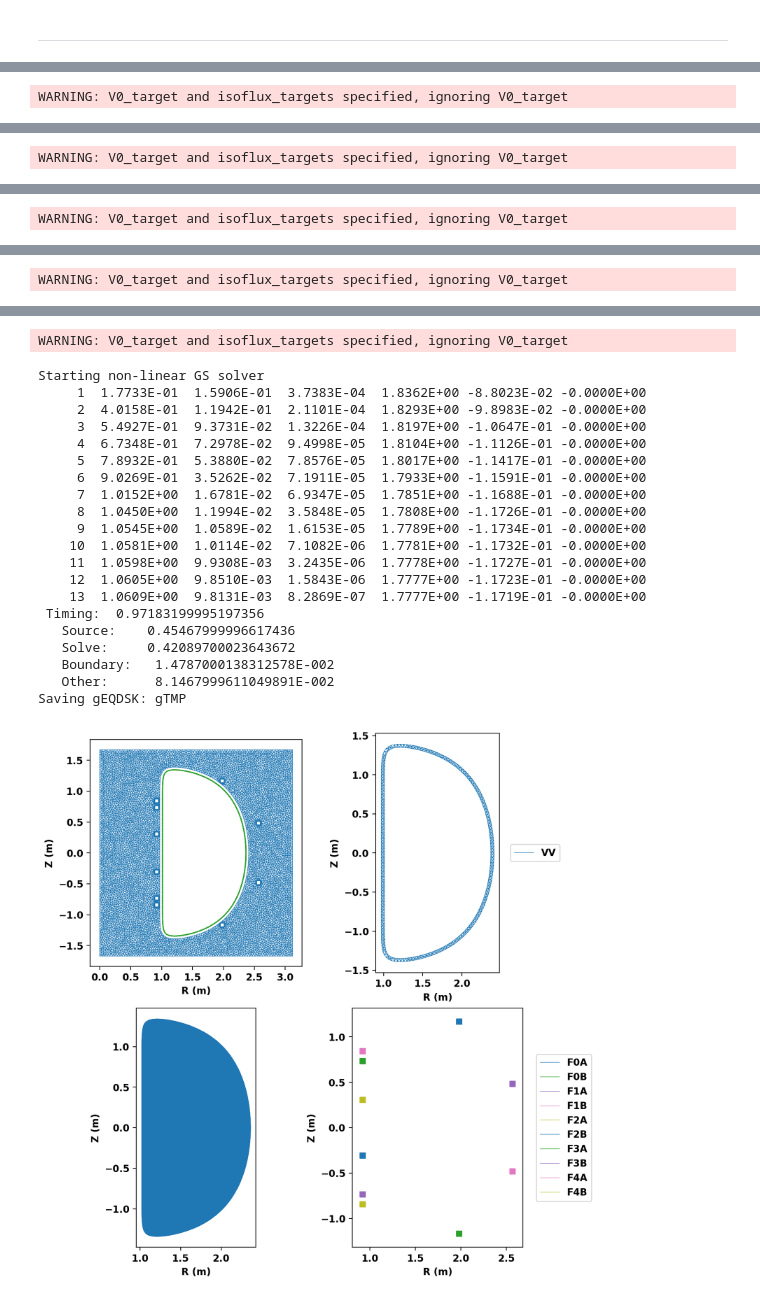
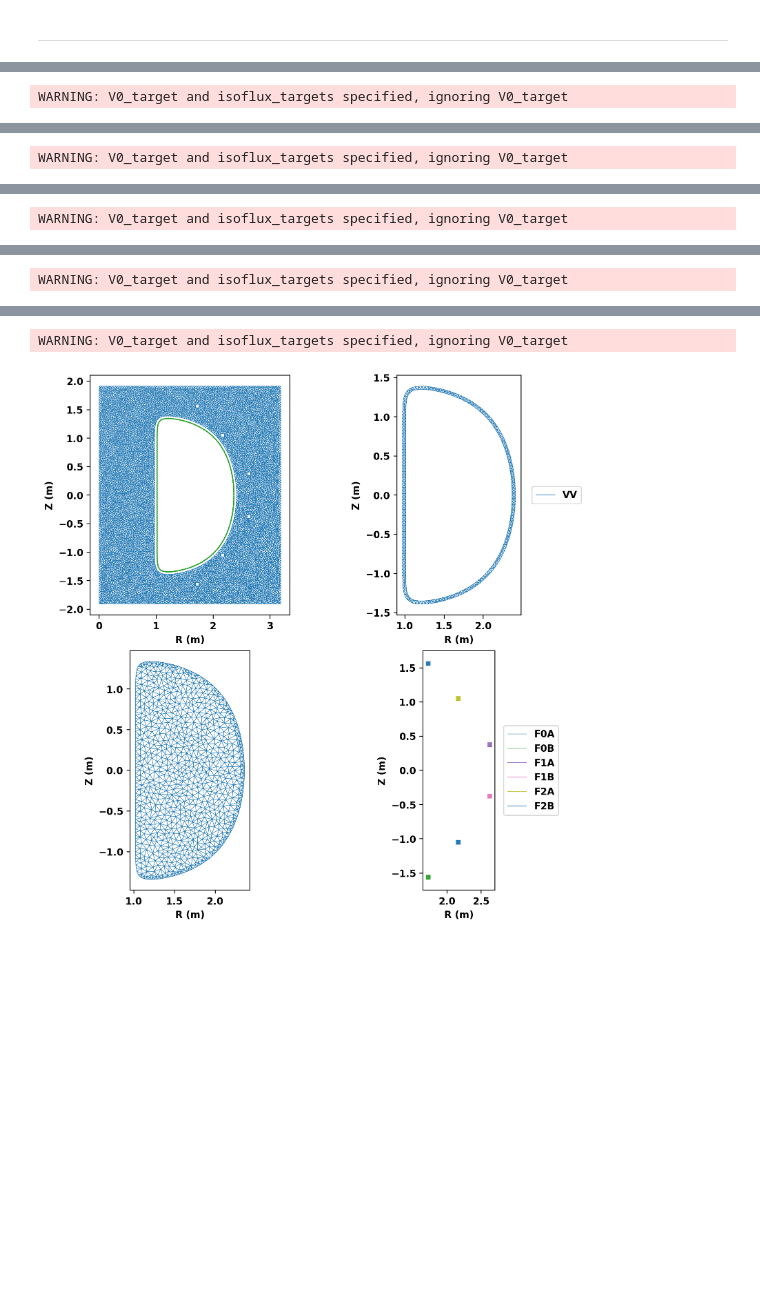
Before and after one commit to jeremslm/PF_location_optimization, a Jupyter notebook: DIIID_free_boundary copy.ipynb, the cells around one changed output, grey strips where cells are left out. Drawn from its saved outputs; the diff is of its cells as text; code cells hidden in the pictures; blank space fills up the shorter version.

```diff
--- a/DIIID_free_boundary copy.ipynb
+++ b/DIIID_free_boundary copy.ipynb
@@ -370,6 +6,0 @@ mygs.set_coil_bounds(coil_bounds)
-# %%
-isoflux_pts = eqdsk['rzout'].copy()
-index = 55 # tune
-weights = np.ones(len(isoflux_pts[:,0]))
-weights[index] = 1e4 # X-point weight
-mygs.set_isoflux(isoflux_pts, weights=weights)
@@ -384,14 +6,0 @@ def set_regularization(mygs_obj, weight_curr=1.E-2):
-# %%
-coil_names = list(mygs.coil_sets.keys())
-# weights = [1.E-5, 1.E-4, 1.E-3, 1.E-2, 1E-1, 1]
-weights = [1.E-5]
-coil_currents = np.zeros((len(coil_names), len(weights)))
-
-# make mygs?
-for i, w in enumerate(weights):
-    set_regularization(mygs, w)
-    mygs.init_psi(r0=1.8, z0=-0.040, a=0.45, kappa=1.547, delta=-0.288)
-    err_flag = mygs.solve()
-
-    currents, currents_reg = mygs.get_coil_currents()
-    coil_currents[:, i] = np.array([currents[name] for name in coil_names])
@@ -548,23 +123,18 @@ def make_mesh(DIIID_geom, scan_geom, savename="DIIID_mesh_scantest.h5", ifplot=T
     save_gs_mesh(mesh_pts,mesh_lc,mesh_reg,coil_dict,cond_dict,savename)
     return coil_dict, cond_dict
 
-plasma_dx = 0.01
-coil_dx = 0.005
+plasma_dx = 0.08 # changed from 0.01
+coil_dx = 0.02 # changed from 0.005
 vac_dx = 0.04
 vv_dx = 0.04
 
 ### run fixed boundary to find this - refactor code ###
-top_coils = [45.772804033144666,
-          14.877239535614393,
-          170.0,
-          153.82967609118694,
-          148.8313800511788]
-radials = [0.0,
-          0.290119979746166,
-          0.0,
-          0.0,
-          0.0]
-params = top_coils + radials
+# top_coils = [68.4615, 11.414, 38.0515]
+# radials = [0.9933, 0.3449, 0.1048]
+
+# params = [92.2036, 115.6793, 10.3267, 0.373, 0.302, 0.4071] # fail maxit
+# params = [1.3907e+02, 1.3371e+02, 1.3258e+02, 6.2016e-01, 1.0000e+00,6.4355e-02] # Meshing error
+params = [68.4615,11.414, 38.0515, 0.9933, 0.3449, 0.1048]
 #########
 
 scan_geom_DIIID = make_new_coils(params, len(params) // 2, dx=0.03, dy=0.03, ifplot=False)
@@ -768,25 +308,5 @@ Starting non-linear GS solver
 WARNING: V0_target and isoflux_targets specified, ignoring V0_target
-Starting non-linear GS solver
-     1  1.7733E-01  1.5906E-01  3.7383E-04  1.8362E+00 -8.8023E-02 -0.0000E+00
-     2  4.0158E-01  1.1942E-01  2.1101E-04  1.8293E+00 -9.8983E-02 -0.0000E+00
-     3  5.4927E-01  9.3731E-02  1.3226E-04  1.8197E+00 -1.0647E-01 -0.0000E+00
-     4  6.7348E-01  7.2978E-02  9.4998E-05  1.8104E+00 -1.1126E-01 -0.0000E+00
-     5  7.8932E-01  5.3880E-02  7.8576E-05  1.8017E+00 -1.1417E-01 -0.0000E+00
-     6  9.0269E-01  3.5262E-02  7.1911E-05  1.7933E+00 -1.1591E-01 -0.0000E+00
-     7  1.0152E+00  1.6781E-02  6.9347E-05  1.7851E+00 -1.1688E-01 -0.0000E+00
-     8  1.0450E+00  1.1994E-02  3.5848E-05  1.7808E+00 -1.1726E-01 -0.0000E+00
-     9  1.0545E+00  1.0589E-02  1.6153E-05  1.7789E+00 -1.1734E-01 -0.0000E+00
-    10  1.0581E+00  1.0114E-02  7.1082E-06  1.7781E+00 -1.1732E-01 -0.0000E+00
-    11  1.0598E+00  9.9308E-03  3.2435E-06  1.7778E+00 -1.1727E-01 -0.0000E+00
-    12  1.0605E+00  9.8510E-03  1.5843E-06  1.7777E+00 -1.1723E-01 -0.0000E+00
-    13  1.0609E+00  9.8131E-03  8.2869E-07  1.7777E+00 -1.1719E-01 -0.0000E+00
- Timing:  0.97183199995197356
-   Source:    0.45467999996617436
-   Solve:     0.42089700023643672
-   Boundary:   1.4787000138312578E-002
-   Other:      8.1467999611049891E-002
-Saving gEQDSK: gTMP
-[figure, old version]
+[figure, new version]
 # %%
 for w in weights:
     print(f"{w}: {res[w]['dist']}")
```
Also changed, not shown: parts of 34 cells of this notebook, 5 other files.
